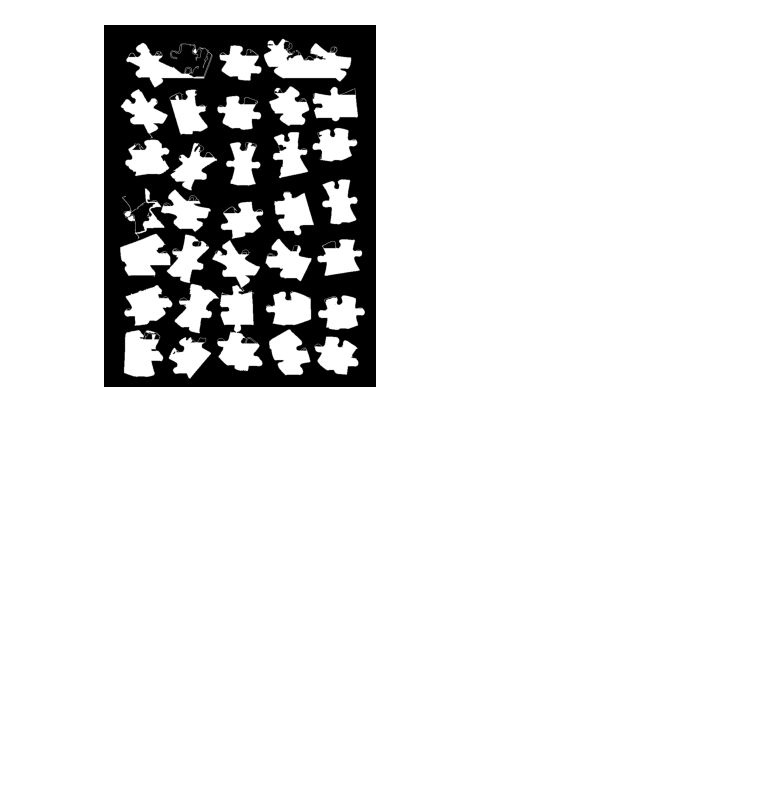
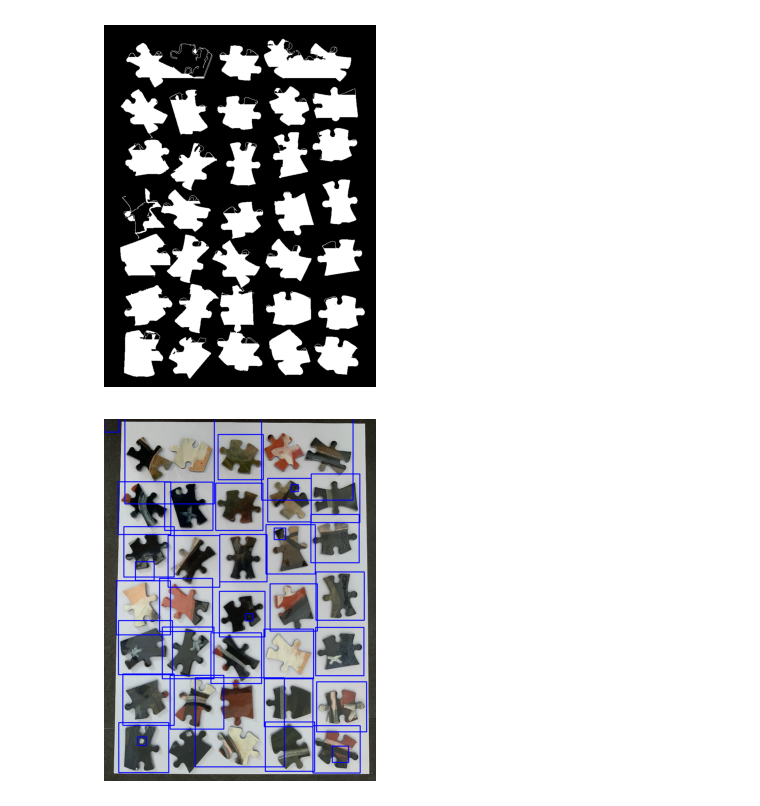
Before and after one commit to tang-ji/jigsaw-puzzle-solver, a Jupyter notebook: Untitled.ipynb, the cells around one changed output. Saved outputs shown, nothing was run; the diff lists cells and outputs as text; code cells hidden in the pictures; blank space fills up the shorter version.

```diff
--- a/Untitled.ipynb
+++ b/Untitled.ipynb
@@ -110,6 +110,9 @@ for i in range(2):
     edges = cv2.dilate(edges, None)
     edges = cv2.erode(edges, None)
 contour_info = [(c, cv2.contourArea(c),) for c in cv2.findContours(edges, cv2.RETR_LIST, cv2.CHAIN_APPROX_NONE)[0]]
+# %%
+connectivity=8
+output = cv2.connectedComponentsWithStats(edges, connectivity, cv2.CV_32S)
 # %%
 image_area = img_balanced.shape[0] * img_balanced.shape[1]
 
@@ -129,0 +189,6 @@ show(mask)
+# %%
+img, boxes = annotate(img_path)
+# %%
+show(img)
+# %% [output]
+[figure, added]
```
Also changed, not shown: parts of 1 cell of this notebook.
